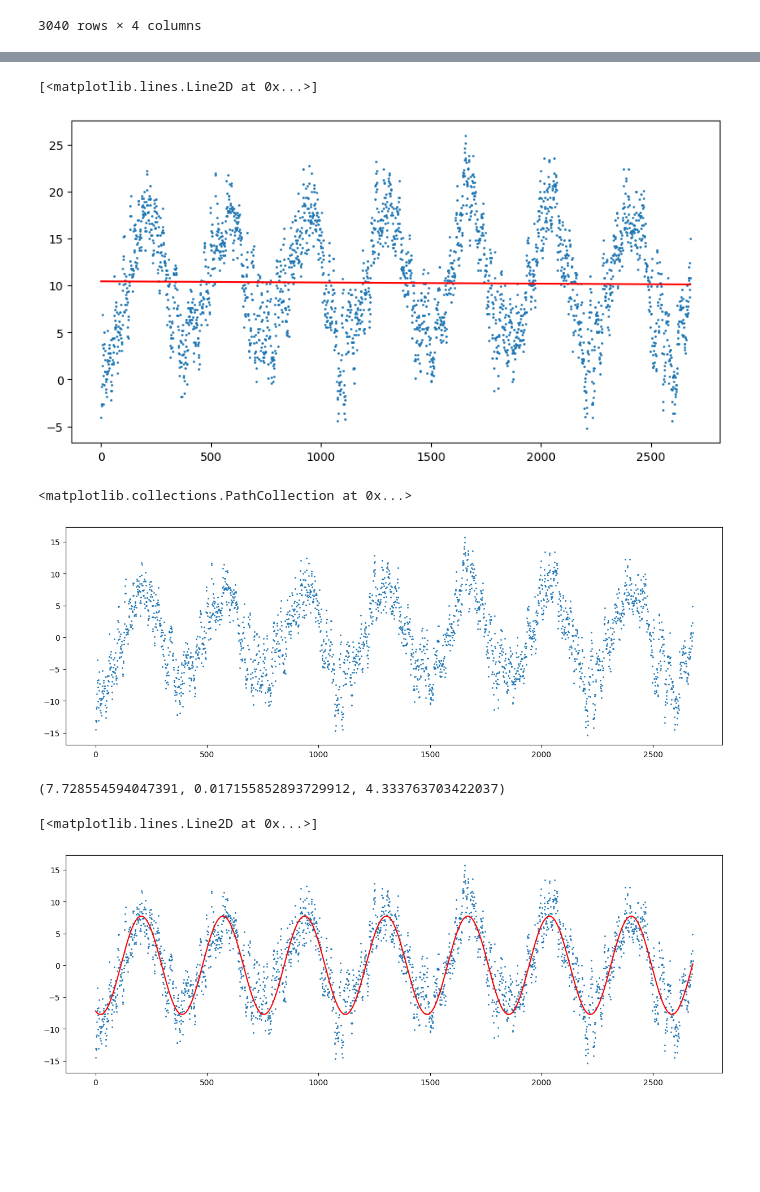
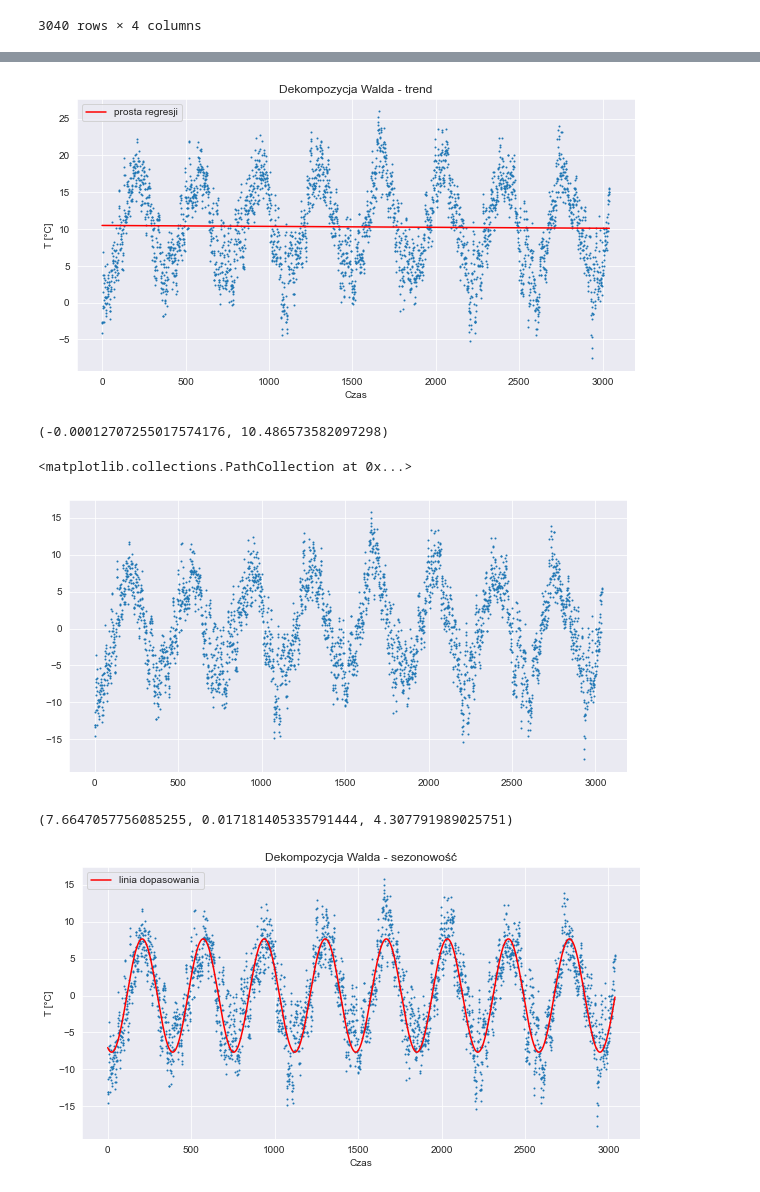
Before and after one commit to zlekoty/komputerowa_analiza_szereg-w_czasowych, a Jupyter notebook: kaszczR2/kaszczR2.ipynb, the cells around one changed output, grey strips where cells are left out. Saved outputs shown, nothing was run; the diff lists cells and outputs as text; code cells hidden in the pictures; blank space fills up the shorter version.

```diff
--- a/kaszczR2/kaszczR2.ipynb
+++ b/kaszczR2/kaszczR2.ipynb
@@ -9,6 +9,9 @@ import statistics
 import matplotlib.pyplot as plt
 from statsmodels.tsa.stattools import acf
 
+import seaborn as sns
+sns.set_style('darkgrid')
+
 from statsmodels.graphics.tsaplots import plot_acf, plot_pacf
 from statsmodels.tsa.arima_process import ArmaProcess
 from statsmodels.tsa.arima.model import ARIMA
@@ -54,5 +67,5 @@ plt.scatter(t,temp,s=1)
 # %%
-train = df[:2680]
+train = df
 test = df.drop(train.index)
 plt.figure(figsize = (10,5))
 plt.scatter(train["index"],train["mean_temp"],s=1)
@@ -73,20 +80,30 @@ a,b = np.linalg.lstsq(np.vstack([train_t, np.ones(len(train_t))]).T, train_temp,
 # %%
 plt.figure(figsize = (10,5))
 plt.scatter(train_t,train_temp,s=1)
-plt.plot(train_t,a*train_t+b,"r")
+plt.plot(train_t,a*train_t+b,"r",label="prosta regresji")
+
+plt.xlabel("Czas")
+plt.ylabel("T [°C]")
+plt.title("Dekompozycja Walda - trend")
+plt.legend(loc="upper left")
+
+plt.savefig('obrazki/plot2.pdf', format='pdf')
 # %% [output]
-[<matplotlib.lines.Line2D at 0x...>]
-[figure, old version]
+[figure, new version]
+# %%
+a, b
+# %% [output]
+(-0.00012707255017574176, 10.486573582097298)
 # %%
 train_temp_2 = []
 for i in range(len(train)):
     train_temp_2.append(train_temp[i] - a*train_t[i] - b)
 # %%
-plt.figure(figsize = (15,5))
+plt.figure(figsize = (10,5))
 plt.scatter(train_t,train_temp_2,s=1)
 # %% [output]
 <matplotlib.collections.PathCollection at 0x...>
-[figure, old version]
+[figure, new version]
 # %%
 def func(t, c, d, e):
     return c* np.sin(d*t + e)
@@ -97,14 +114,20 @@ c_est, d_est, e_est = sp.optimize.curve_fit(func, xdata = train_t, ydata = train
 # %%
 c_est, d_est, e_est
 # %% [output]
-(7.728554594047391, 0.017155852893729912, 4.333763703422037)
+(7.6647057756085255, 0.017181405335791444, 4.307791989025751)
 # %%
-plt.figure(figsize = (15,5))
+plt.figure(figsize = (10,5))
 plt.scatter(train_t,train_temp_2,s=1)
-plt.plot(train_t,func(train_t,c_est, d_est, e_est),"r")
+plt.plot(train_t,func(train_t,c_est, d_est, e_est),"r",label = "linia dopasowania")
+
+plt.xlabel("Czas")
+plt.ylabel("T [°C]")
+plt.title("Dekompozycja Walda - sezonowość")
+plt.legend(loc="upper left")
+
+plt.savefig('obrazki/plot3.pdf', format='pdf')
 # %% [output]
-[<matplotlib.lines.Line2D at 0x...>]
-[figure, old version]
+[figure, new version]
 # %%
 train_temp_3 = []
 for i in range(len(train)):
```
Also changed, not shown: parts of 20 cells of this notebook, 8 other files.
